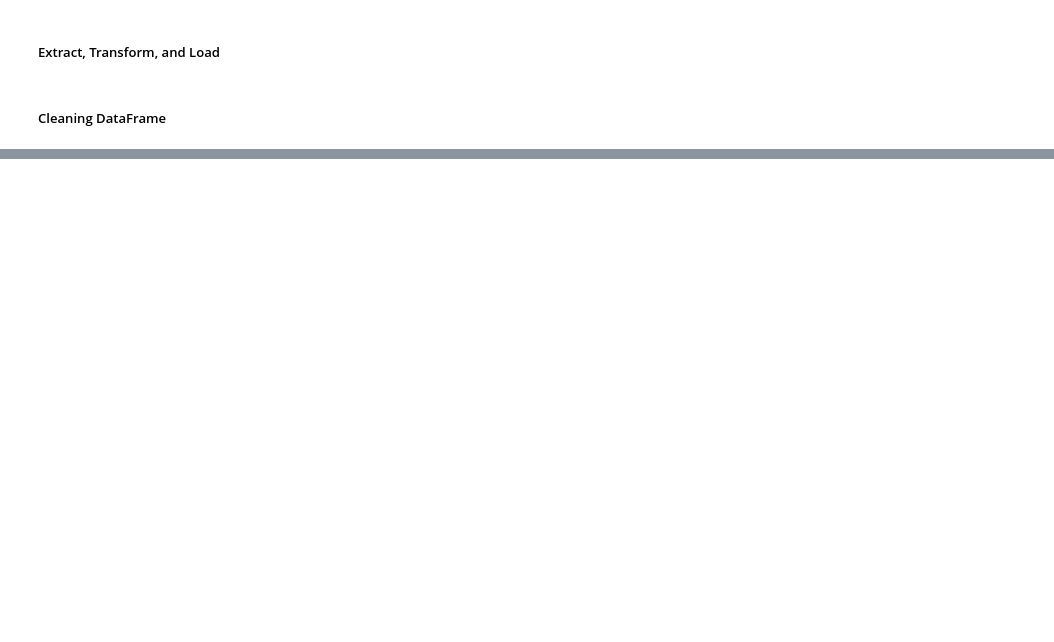
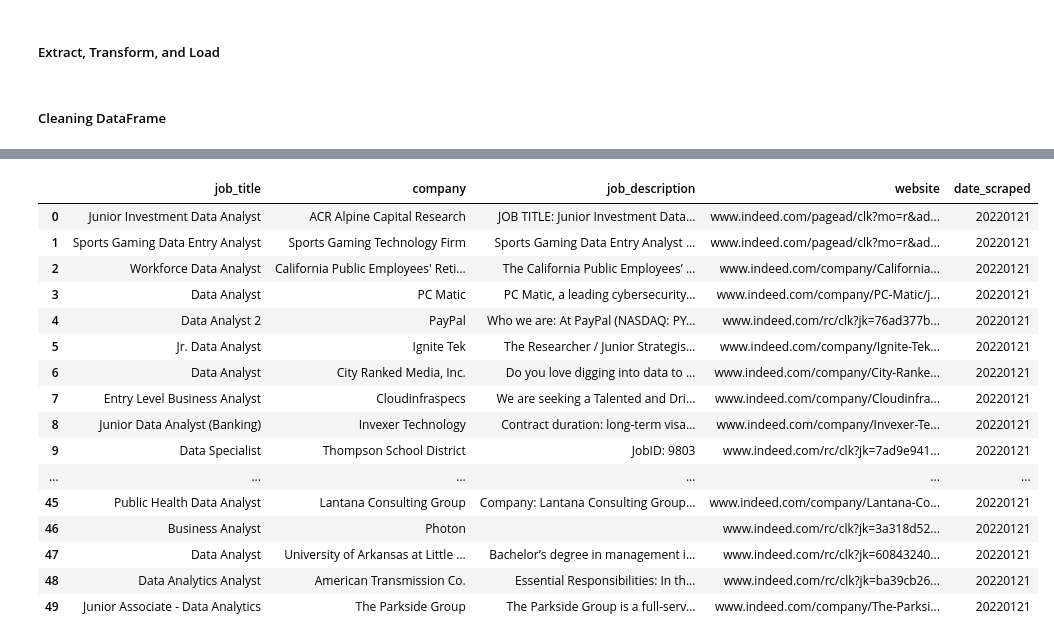
Before and after one commit to DylanRCastillo/Indeed-Web-Scraper, a Jupyter notebook: practice_ws.ipynb, the cells around one changed output, grey strips where cells are left out. Drawn from its saved outputs; the diff is of its cells as text; code cells hidden in the pictures; blank space fills up the shorter version.

```diff
--- a/practice_ws.ipynb
+++ b/practice_ws.ipynb
@@ -110,5 +115,5 @@ df
 # %%
-df_nodups = df.drop_duplicates(subset=['title', 'company', 'job_description'], keep='last')
+df_nodups = df.drop_duplicates(subset=['job_title', 'company', 'job_description'], keep='last')
 # %%
 df_indexfixed = df_nodups.reset_index(drop=True)
 # %%
@@ -130,2 +134,22 @@ memory usage: 2.8+ KB
+# %%
+df_indexfixed
+# %% [output]
+|  | job_title | company | job_description | website | date_scraped |
+| 0 | Junior Investment Data Analyst | ACR Alpine Capital Research | JOB TITLE: Junior Investment Data... | www.indeed.com/pagead/clk?mo=r&ad... | 20220121 |
+| 1 | Sports Gaming Data Entry Analyst | Sports Gaming Technology Firm | Sports Gaming Data Entry Analyst ... | www.indeed.com/pagead/clk?mo=r&ad... | 20220121 |
+| 2 | Workforce Data Analyst | California Public Employees' Reti... | The California Public Employees’ ... | www.indeed.com/company/California... | 20220121 |
+| 3 | Data Analyst | PC Matic | PC Matic, a leading cybersecurity... | www.indeed.com/company/PC-Matic/j... | 20220121 |
+| 4 | Data Analyst 2 | PayPal | Who we are: At PayPal (NASDAQ: PY... | www.indeed.com/rc/clk?jk=76ad377b... | 20220121 |
+| 5 | Jr. Data Analyst | Ignite Tek | The Researcher / Junior Strategis... | www.indeed.com/company/Ignite-Tek... | 20220121 |
+| 6 | Data Analyst | City Ranked Media, Inc. | Do you love digging into data to ... | www.indeed.com/company/City-Ranke... | 20220121 |
+| 7 | Entry Level Business Analyst | Cloudinfraspecs | We are seeking a Talented and Dri... | www.indeed.com/company/Cloudinfra... | 20220121 |
+| 8 | Junior Data Analyst (Banking) | Invexer Technology | Contract duration: long-term visa... | www.indeed.com/company/Invexer-Te... | 20220121 |
+| 9 | Data Specialist | Thompson School District | JobID: 9803 | www.indeed.com/rc/clk?jk=7ad9e941... | 20220121 |
+| ... | ... | ... | ... | ... | ... |
+| 45 | Public Health Data Analyst | Lantana Consulting Group | Company: Lantana Consulting Group... | www.indeed.com/company/Lantana-Co... | 20220121 |
+| 46 | Business Analyst | Photon |  | www.indeed.com/rc/clk?jk=3a318d52... | 20220121 |
+| 47 | Data Analyst | University of Arkansas at Little ... | Bachelor’s degree in management i... | www.indeed.com/rc/clk?jk=60843240... | 20220121 |
+| 48 | Data Analytics Analyst | American Transmission Co. | Essential Responsibilities: In th... | www.indeed.com/rc/clk?jk=ba39cb26... | 20220121 |
+| 49 | Junior Associate - Data Analytics | The Parkside Group | The Parkside Group is a full-serv... | www.indeed.com/company/The-Parksi... | 20220121 |
 # %%
 df_indexfixed.to_csv('indeed_jobs.csv', mode='a', header=False)
```
Also changed, not shown: parts of 4 cells of this notebook, 4 other files.
